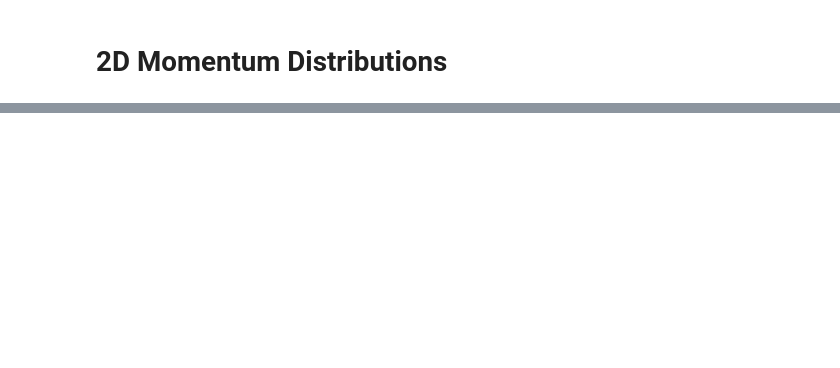
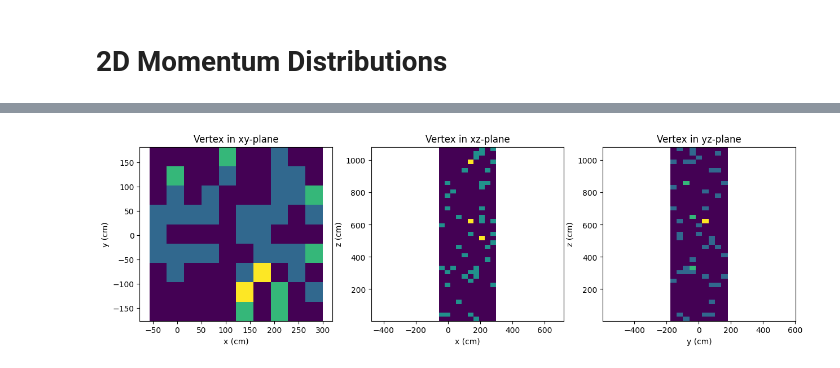
Before and after one commit to JoeBateman/uboone_epem_trident, a Jupyter notebook: hepmc_plotter.ipynb, the cells around one changed output, grey strips where cells are left out. Cells and saved outputs as stored; diff of their text form; code cells hidden in the pictures; blank space fills up the shorter version.

```diff
--- a/hepmc_plotter.ipynb
+++ b/hepmc_plotter.ipynb
@@ -222,0 +358,53 @@ plt.show()
+# %%
+cage_height = 2.325 # m
+cage_width = 2.560  # m
+cage_length = 10.368  # m
+
+vertices = []
+for event in df.groupby('Event'):
+    fs = event[1].query('State == 1 & PDG == 11')
+    if fs.empty:
+        continue
+    vtx = fs[['vtx_x', 'vtx_y', 'vtx_z']].values[0]
+    vertices.append(vtx)
+vertices = np.array(vertices)
+# %%
+# xz projection
+cm_per_bin = 25 # cm
+x_range = cage_width
+y_range = cage_height
+z_range = cage_length
+
+
+n_bins_x = int((x_range * 100) / cm_per_bin)
+n_bins_y = int((y_range * 100) / cm_per_bin)
+n_bins_z = int((z_range * 100) / cm_per_bin)
+
+fig, ax = plt.subplots(1,3,  sharex=False, sharey=False,figsize = (15,4))
+
+plt.sca(ax[0])
+plt.hist2d(vertices[:,0], vertices[:,1], bins=[n_bins_x, n_bins_y])
+plt.xlabel('x (cm)')
+plt.ylabel('y (cm)')
+plt.title('Vertex in xy-plane')
+# plt.colorbar(label='Counts')
+plt.axis('equal')
+
+plt.sca(ax[1])
+plt.hist2d(vertices[:,0], vertices[:,2], bins=[n_bins_x, n_bins_z])
+plt.xlabel('x (cm)')
+plt.ylabel('z (cm)')
+plt.title('Vertex in xz-plane')
+# plt.colorbar(label='Counts')
+plt.axis('equal')
+
+plt.sca(ax[2])
+plt.hist2d(vertices[:,1], vertices[:,2], bins=[n_bins_y, n_bins_z])
+plt.xlabel('y (cm)')
+plt.ylabel('z (cm)')
+plt.title('Vertex in yz-plane')
+# plt.colorbar(label='Counts')
+plt.axis('equal')
+plt.show()
+# %% [output]
+[figure, added]
```
Also changed, not shown: parts of 25 cells of this notebook.
